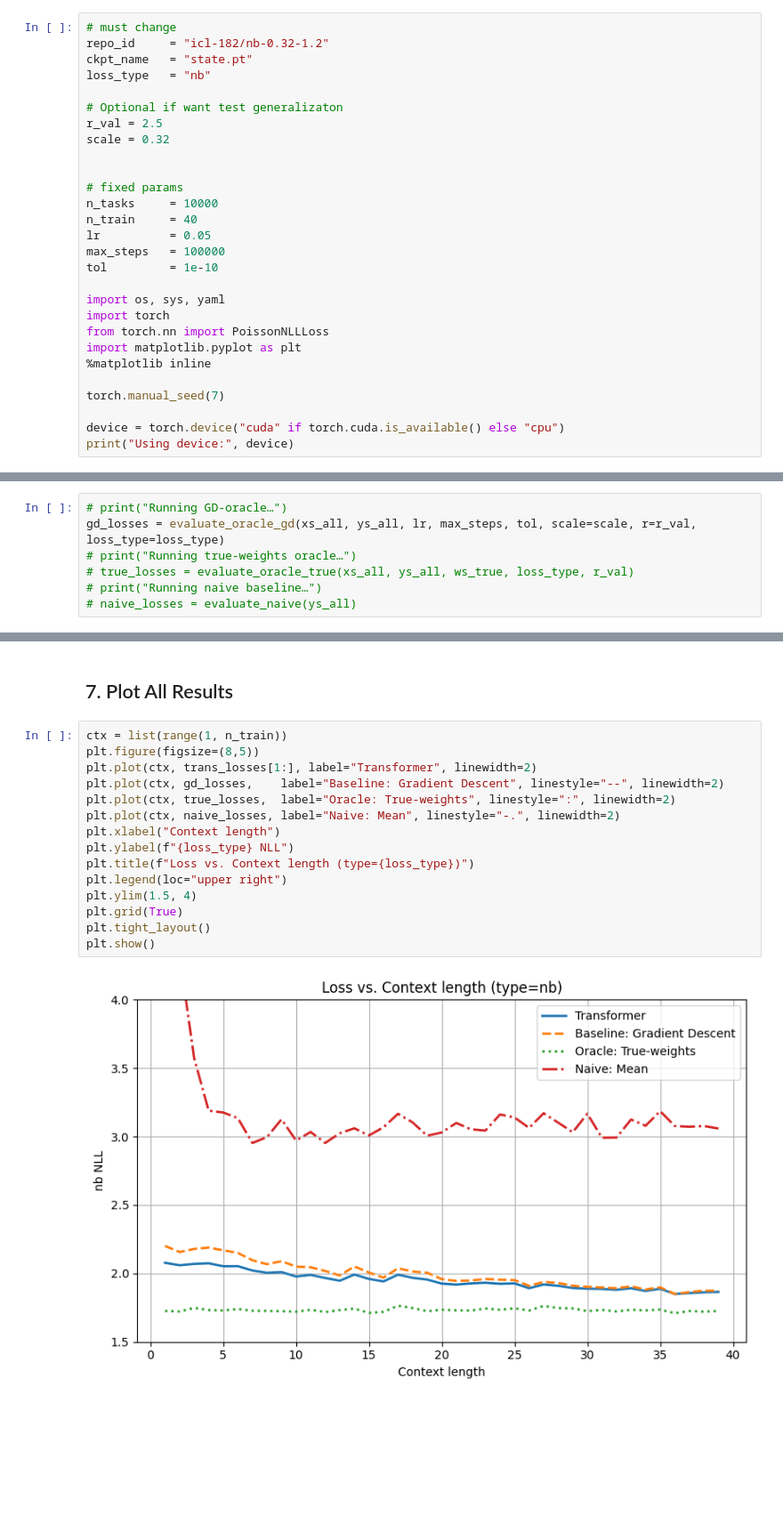
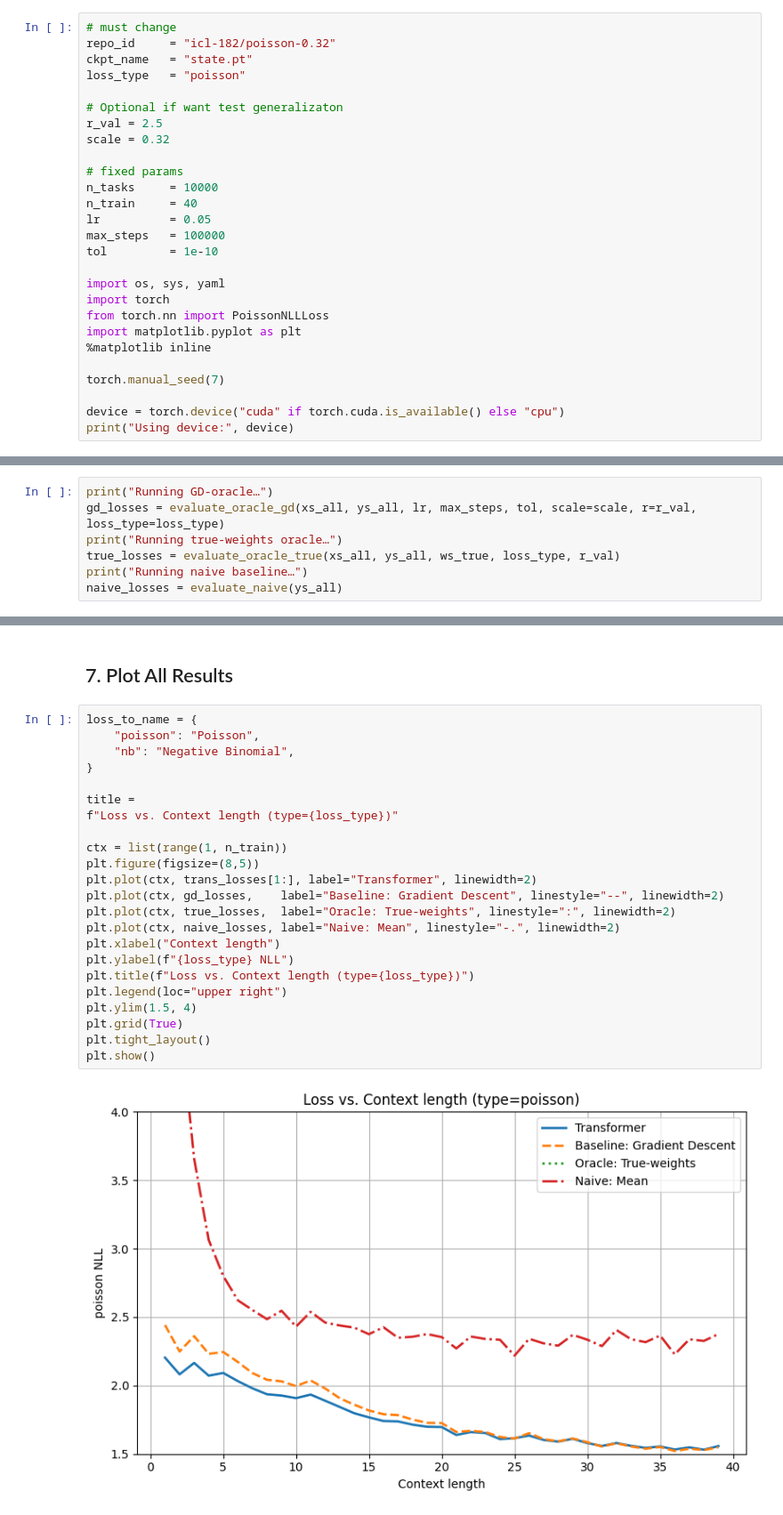
Before and after one commit to Logo96/in-context-learning-GLM, a Jupyter notebook: src/eval.ipynb, the cells around one changed output, grey strips where cells are left out. Shown at 89% size. Saved outputs shown, nothing was run; the diff lists cells and outputs as text; blank space fills up the shorter version.

```diff
--- a/src/eval.ipynb
+++ b/src/eval.ipynb
@@ -2,14 +2,13 @@
 ## 1. Parameters & Imports
 # %%
 # must change
-repo_id     = "icl-182/nb-0.32-1.2"
+repo_id     = "icl-182/poisson-0.32"
 ckpt_name   = "state.pt"
-loss_type   = "nb"
+loss_type   = "poisson"
 
 # Optional if want test generalizaton
 r_val = 2.5
 scale = 0.32
-
 
 # fixed params
 n_tasks     = 10000
@@ -177,9 +176,9 @@ Running transformer...
 # %% [markdown]
 ## 6. Run Baselines & GD‑Oracle
 # %%
-# print("Running GD‑oracle…")
+print("Running GD‑oracle…")
 gd_losses = evaluate_oracle_gd(xs_all, ys_all, lr, max_steps, tol, scale=scale, r=r_val, loss_type=loss_type)
-# print("Running true‑weights oracle…")
-# true_losses = evaluate_oracle_true(xs_all, ys_all, ws_true, loss_type, r_val)
-# print("Running naive baseline…")
-# naive_losses = evaluate_naive(ys_all)
+print("Running true‑weights oracle…")
+true_losses = evaluate_oracle_true(xs_all, ys_all, ws_true, loss_type, r_val)
+print("Running naive baseline…")
+naive_losses = evaluate_naive(ys_all)
@@ -206,19 +209,27 @@ gd_losses
 # %% [markdown]
 ## 7. Plot All Results
 # %%
+loss_to_name = {
+    "poisson": "Poisson",
+    "nb": "Negative Binomial",
+}
+
+title =
+f"Loss vs. Context length (type={loss_type})"
+
 ctx = list(range(1, n_train))
 plt.figure(figsize=(8,5))
 plt.plot(ctx, trans_losses[1:], label="Transformer", linewidth=2)
 plt.plot(ctx, gd_losses,    label="Baseline: Gradient Descent", linestyle="--", linewidth=2)
 plt.plot(ctx, true_losses,  label="Oracle: True‑weights", linestyle=":", linewidth=2)
 plt.plot(ctx, naive_losses, label="Naive: Mean", linestyle="-.", linewidth=2)
 plt.xlabel("Context length")
 plt.ylabel(f"{loss_type} NLL")
 plt.title(f"Loss vs. Context length (type={loss_type})")
 plt.legend(loc="upper right")
 plt.ylim(1.5, 4)
 plt.grid(True)
 plt.tight_layout()
 plt.show()
 # %% [output]
-[figure, old version]
+[figure, new version]
```
Also changed, not shown: parts of 3 cells of this notebook, 2 other files.
